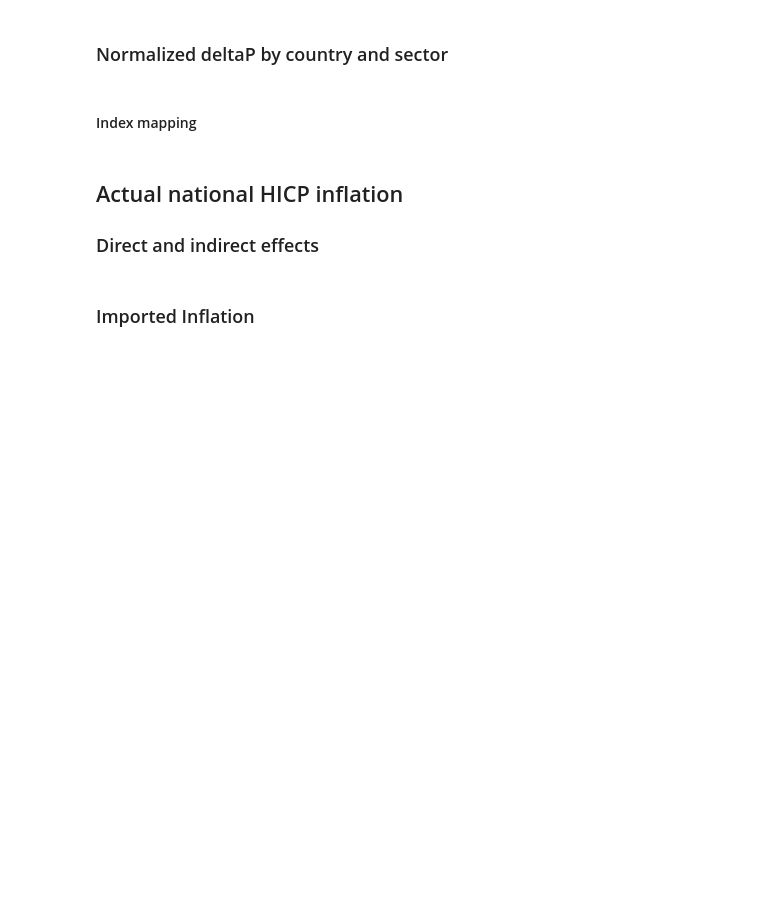
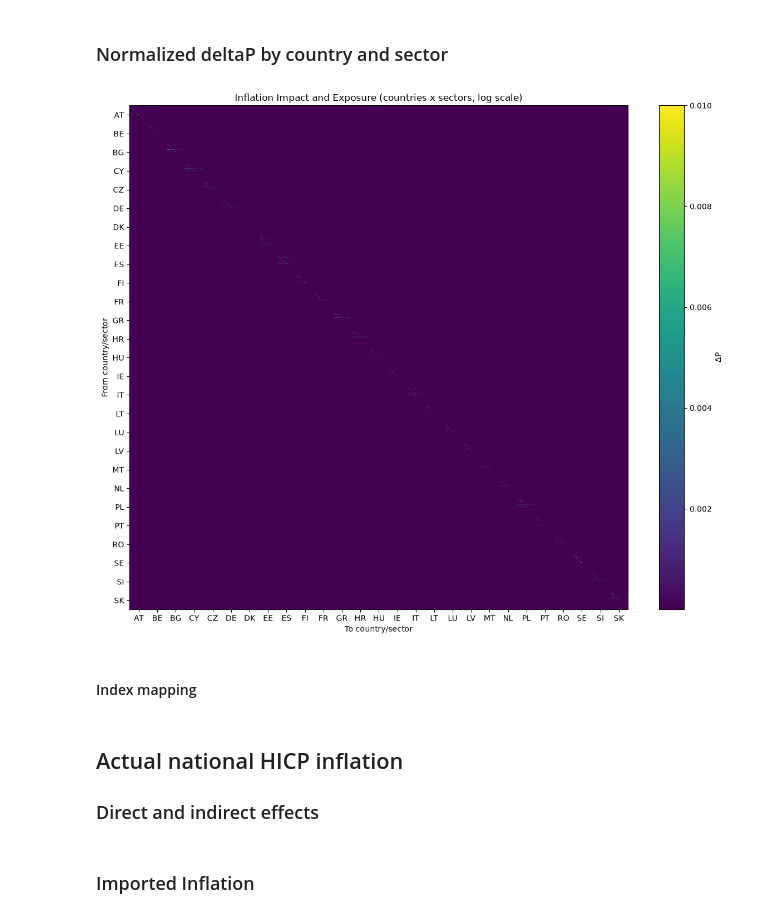
Before and after one commit to wirth-florian/eu-ets-inflation-impact, a Jupyter notebook: code/carbonflation_modelling_new.ipynb, the cells around one changed output. Cells and saved outputs as stored; diff of their text form; code cells hidden in the pictures; blank space fills up the shorter version.

```diff
--- a/code/carbonflation_modelling_new.ipynb
+++ b/code/carbonflation_modelling_new.ipynb
@@ -747,41 +682,43 @@ plt.show()
 # %% [markdown]
 ### Normalized deltaP by country and sector
 # %%
-values = abs(deltaP.data)
+values = abs(P.data)
 values[values == 0] = 1e-6  # Avoid log(0)
 values[values < 1e-6] = 1e-6
 values[values > 0.01] = 0.01
 
 n_rows, n_cols = values.shape
 
 # Assuming 64 sectors per country
 sectors_per_country = 64
 num_countries_x = n_cols // sectors_per_country
 num_countries_y = n_rows // sectors_per_country
 
 # Centered tick positions
 x_ticks = np.arange(sectors_per_country // 2, n_cols, sectors_per_country)
 y_ticks = np.arange(sectors_per_country // 2, n_rows, sectors_per_country)
 
 # Labels (truncate if necessary)
 x_labels = countries[:len(x_ticks)]
 y_labels = countries[:len(y_ticks)]
 
 plt.figure(figsize=(12, 10))
 plt.imshow(values, cmap='viridis', aspect='auto', norm=LogNorm())
 
 plt.colorbar(label='ΔP')
 plt.title("Inflation Impact and Exposure (countries x sectors, log scale)")
 plt.xlabel("To country/sector")
 plt.ylabel("From country/sector")
 
 # Centered country labels
 plt.xticks(ticks=x_ticks, labels=x_labels)
 plt.yticks(ticks=y_ticks, labels=y_labels)
 
 plt.tight_layout()
-plt.savefig(os.path.join(figure_path, "heatmap_countries_sectors.png"), bbox_inches='tight', dpi=300)
+#plt.savefig(os.path.join(figure_path, "heatmap_countries_sectors.png"), bbox_inches='tight', dpi=300)
 plt.show()
+# %% [output]
+[figure, added]
 # %% [markdown]
 #### Index mapping
 # %%
```
Also changed, not shown: parts of 15 cells of this notebook, 15 other files.
